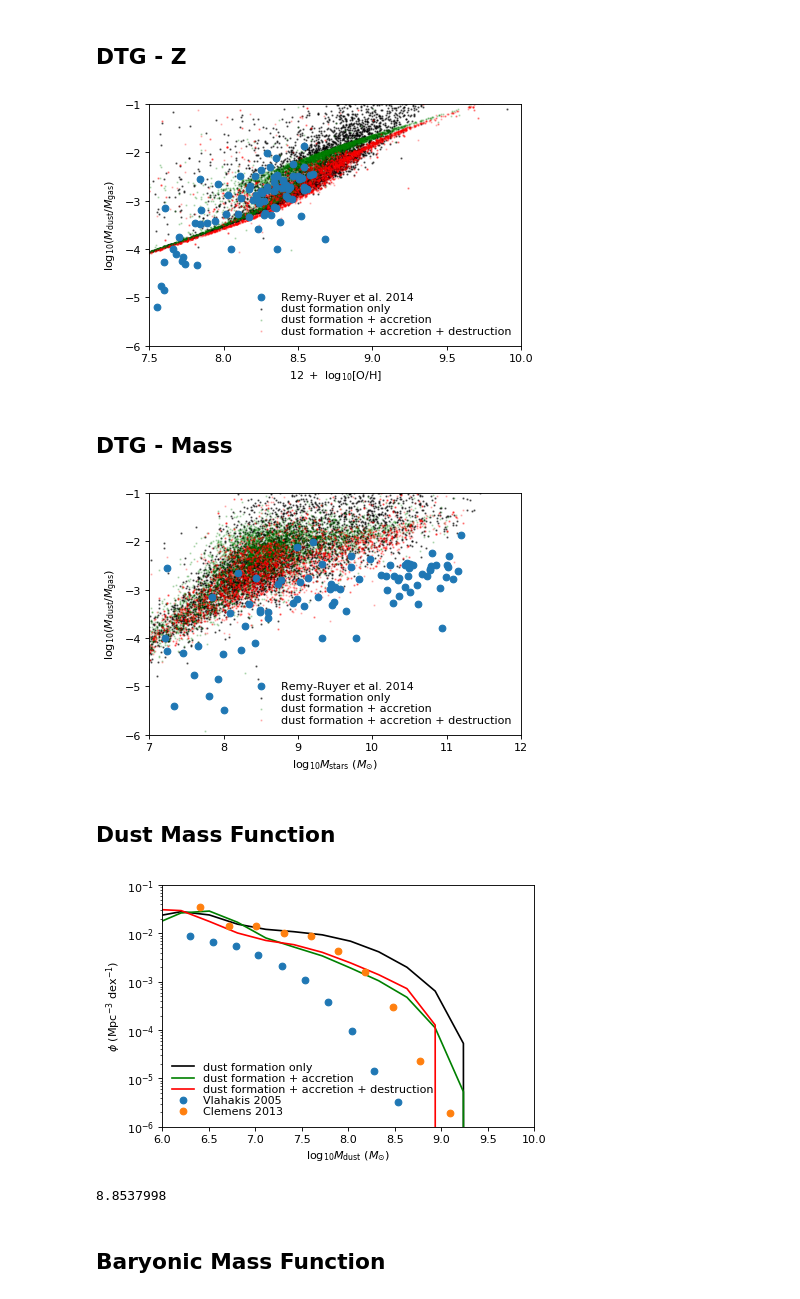
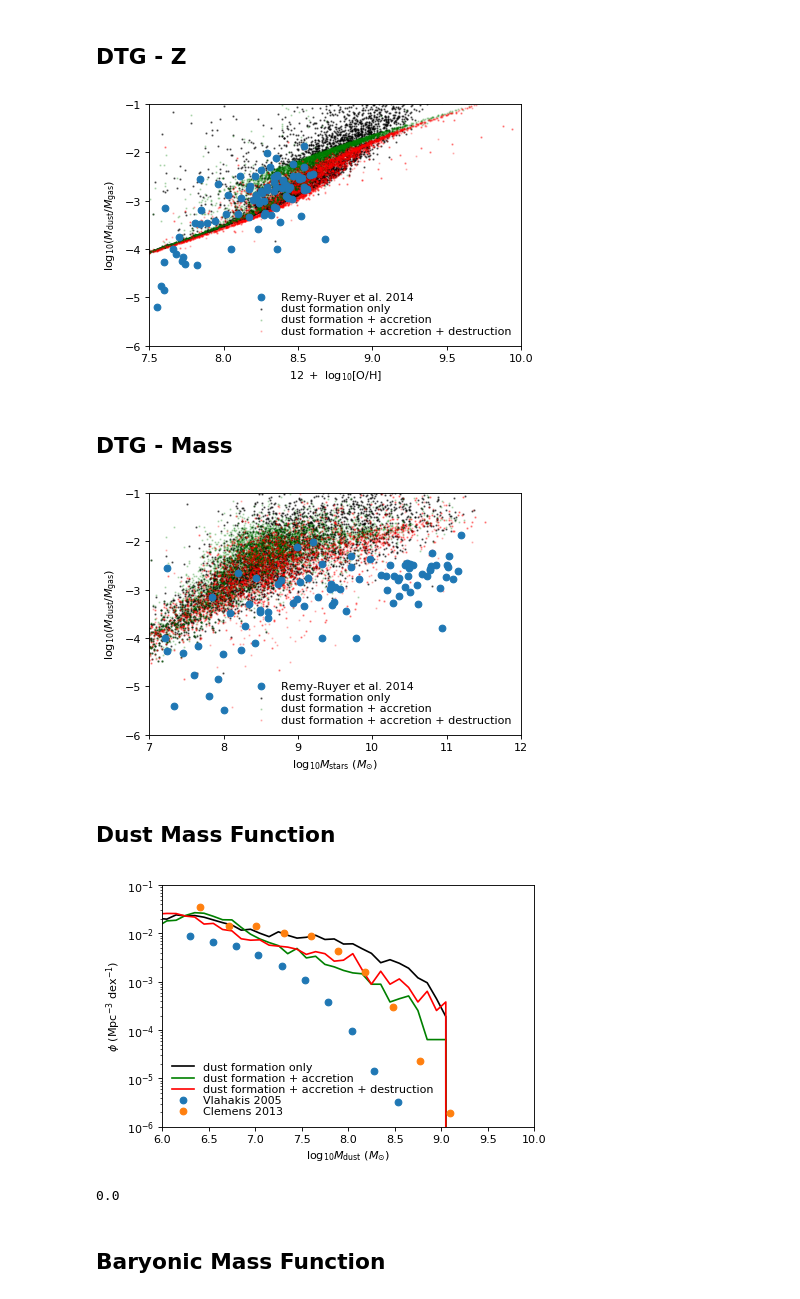
Before and after one commit to darrencroton/sage, a Jupyter notebook: analysis/allresults.ipynb, the cells around one changed output. Saved outputs shown, nothing was run; the diff lists cells and outputs as text; code cells hidden in the pictures.

Commit message:
updated HotDust and EjectedDust

```diff
--- a/analysis/allresults.ipynb
+++ b/analysis/allresults.ipynb
@@ -152,7 +218,7 @@ def read_one_file(name, Galdesc):
 # %%
 Galdesc = galdtype()
 Galdesc1 = galdtype1()
-Galdesc2 = galdtype1()
+Galdesc2 = galdtype2()
 
 for i in range(len(redshift)):
     G_snap = []
@@ -172,7 +238,7 @@ for i in range(len(redshift)):
     for l in range(firstfile, lastfile+1):
         name2 = (directory2+filename+'_z'+f'{redshift[i]:.3f}'+'_'+f'{j}')
         #snapshot 0 = redshift 127, snapshot 63 = redshift 0
-        G2 = read_one_file(name2, Galdesc1)
+        G2 = read_one_file(name2, Galdesc2)
         G_snap2.extend(G2)
 
     G_snap = np.array(G_snap)
@@ -392,11 +458,11 @@ if(len(w) > dilute): w = sample(list(w), dilute)
 Z1 = np.log10((G_snap1.MetalsColdGas[w] / G_snap1.ColdGas[w]) / 0.02) + 9.0
 DTG1 = np.log10(G_snap1.Dust[w]/G_snap1.ColdGas[w])
 
-w = np.where((G_snap2.MetalsColdGas > 0) & (G_snap2.Dust > 0))[0]
+w = np.where((G_snap2.MetalsColdGas > 0) & (G_snap2.ColdDust > 0))[0]
 if(len(w) > dilute): w = sample(list(w), dilute)
 
 Z2 = np.log10((G_snap2.MetalsColdGas[w] / G_snap2.ColdGas[w]) / 0.02) + 9.0
-DTG2 = np.log10(G_snap2.Dust[w]/G_snap2.ColdGas[w])
+DTG2 = np.log10(G_snap2.ColdDust[w]/G_snap2.ColdGas[w])
 
 plt.scatter(Z, DTG, marker='o', s=1, c='k', alpha=0.5, label='dust formation only')
 plt.scatter(Z1, DTG1, marker='o', s=1, c='g', alpha=0.2, label='dust formation + accretion')
@@ -415,7 +481,7 @@ for t in leg.get_texts():  # Reduce the size of the text
 
 plt.savefig('plots/DTG.png')
 # %% [output]
-[figure, old version]
+[figure, new version]
 # %% [markdown]
 ## DTG - Mass
 # %%
@@ -433,10 +499,10 @@ if(len(w) > dilute): w = sample(list(w), dilute)
 mass1 = np.log10(G_snap1.StellarMass[w] * 1.e10 / Hubble_h)
 DTG1 = np.log10(G_snap1.Dust[w]/G_snap1.ColdGas[w])
 
-w = np.where((G_snap2.MetalsColdGas > 0) & (G_snap2.Dust > 0))[0]
+w = np.where((G_snap2.MetalsColdGas > 0) & (G_snap2.ColdDust > 0))[0]
 if(len(w) > dilute): w = sample(list(w), dilute)
 mass2 = np.log10(G_snap2.StellarMass[w] * 1.e10 / Hubble_h)
-DTG2 = np.log10(G_snap2.Dust[w]/G_snap2.ColdGas[w])
+DTG2 = np.log10(G_snap2.ColdDust[w]/G_snap2.ColdGas[w])
 
 
 plt.scatter(mass, DTG, marker='o', s=1, c='k', alpha=0.5, label='dust formation only')
@@ -455,14 +521,14 @@ for t in leg.get_texts():  # Reduce the size of the text
     t.set_fontsize('medium')
 plt.savefig('plots/DTG-mass.png')
 # %% [output]
-[figure, old version]
+[figure, new version]
 # %% [markdown]
 ## Dust Mass Function
 # %%
 plt.figure()
 ax = plt.subplot(111)
 
-binwidth = 0.3
+binwidth = 0.1
 
 w = np.where(G_snap.Dust > 0.0)[0]
 mass = np.log10(G_snap.Dust[w] * 1.e10 / Hubble_h)
@@ -470,11 +536,12 @@ mass = np.log10(G_snap.Dust[w] * 1.e10 / Hubble_h)
 w = np.where(G_snap1.Dust > 0.0)[0]
 mass1 = np.log10(G_snap1.Dust[w] * 1.e10 / Hubble_h)
 
-w = np.where(G_snap2.Dust > 0.0)[0]
-mass2 = np.log10(G_snap2.Dust[w] * 1.e10 / Hubble_h)
+w = np.where(G_snap2.ColdDust > 0.0)[0]
+mass2 = np.log10(G_snap2.ColdDust[w] * 1.e10 / Hubble_h)
 
 mi = np.floor(min(mass2)) - 2
-ma = np.floor(max(mass2)) + 2
+#ma = np.floor(max(mass2)) + 2
+ma = 10
 NB = int((ma - mi) / binwidth)
 
 (counts, binedges) = np.histogram(mass, range=(mi, ma), bins=NB)
@@ -483,41 +550,41 @@ NB = int((ma - mi) / binwidth)
 
 # Set the x-axis values to be the centre of the bins
 xaxeshisto = binedges[:-1] + 0.5 * binwidth
 xaxeshisto1 = binedges1[:-1] + 0.5 * binwidth
 xaxeshisto2 = binedges2[:-1] + 0.5 * binwidth
 
 plt.plot(xaxeshisto, counts / (BoxSize/Hubble_h)**3 / binwidth, 'k-', label='dust formation only')
 plt.plot(xaxeshisto1, counts1 / (BoxSize/Hubble_h)**3 / binwidth, 'g-', label='dust formation + accretion')
 plt.plot(xaxeshisto2, counts2 / (BoxSize/Hubble_h)**3 / binwidth, 'r-', label='dust formation + accretion + destruction')
 
 vlahakis_x = np.array([6.3, 6.543, 6.794, 7.03, 7.288, 7.536, 7.786, 8.042, 8.279, 8.535])
 vlahakis_y = np.array([-2.059, -2.167, -2.261, -2.454, -2.672, -2.959, -3.423, -4.018, -4.855, -5.483])
 plt.plot(vlahakis_x, 10**vlahakis_y, 'o', label='Vlahakis 2005')
 
 clemens_x = np.array([6.404, 6.717, 7.010, 7.308, 7.599, 7.891, 8.184, 8.485, 8.776, 9.090])
 clemens_y = np.array([-1.448, -1.853, -1.854, -1.980, -2.061, -2.352, -2.791, -3.531, -4.644, -5.724])
 plt.plot(clemens_x, 10**clemens_y, 'o', label='Clemens 2013')
 
 plt.yscale('log', nonposy='clip')
 plt.axis([6.0, 10.0, 1.0e-6, 1.0e-1])
 
 plt.ylabel(r'$\phi\ (\mathrm{Mpc}^{-3}\ \mathrm{dex}^{-1})$')  # Set the y...
 plt.xlabel(r'$\log_{10} M_{\mathrm{dust}}\ (M_{\odot})$')  # and the x-axis labels
 
 leg = plt.legend(loc=0, numpoints=1, labelspacing=0.1)
 leg.draw_frame(False)  # Don't want a box frame
 for t in leg.get_texts():  # Reduce the size of the text
     t.set_fontsize('medium')
 
-plt.savefig('plots/DMF.png')
+#plt.savefig('plots/DMF.png')
 # %% [output]
-[figure, old version]
+[figure, new version]
 # %%
-w = np.where(G_snap2.Dust > 0)[0]
-mass2 = np.log10(G_snap2.Dust[w] * 1.e10 / Hubble_h)
-max(mass2)
+w = np.where(G_snap2.ColdDust > 0)[0]
+mass2 = np.log10(G_snap2.ColdDust[w] * 1.e10 / Hubble_h)
+min(G_snap2.ColdDust * 1.e10 / Hubble_h)
 # %% [output]
-8.8537998
+0.0
 # %% [markdown]
 ## Baryonic Mass Function
 # %%
```
Also changed, not shown: parts of 2 cells of this notebook, 3 other files.
